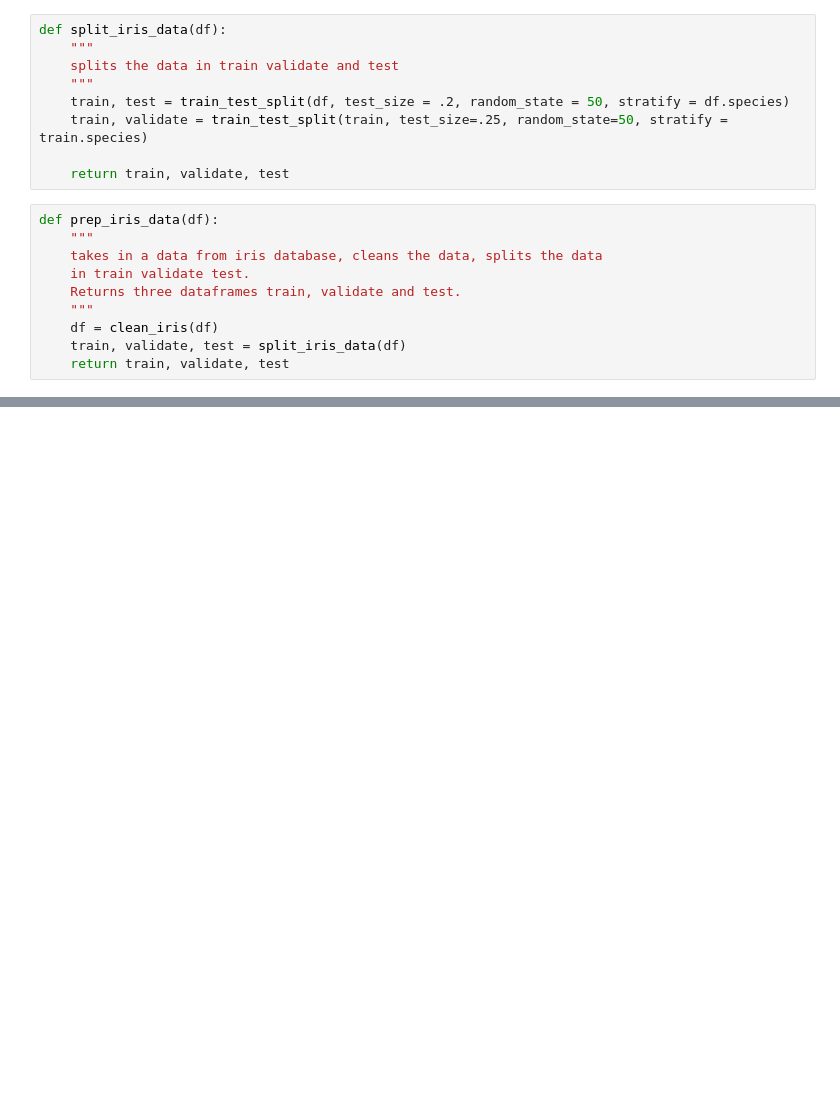
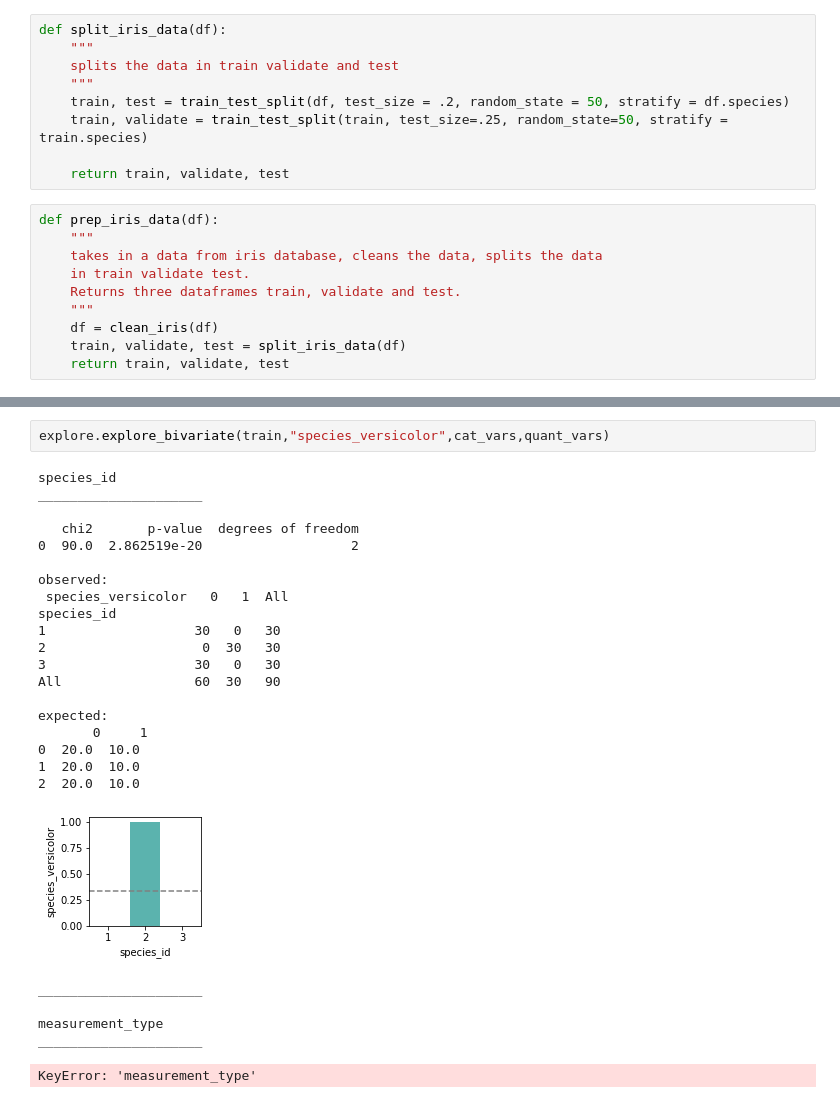
Before and after one commit to JaredVahle/classification-exercises, a Jupyter notebook: classification_exercises.ipynb, the cells around one changed output, grey strips where cells are left out. Cells and saved outputs as stored; diff of their text form; blank space fills up the shorter version.

```diff
--- a/classification_exercises.ipynb
+++ b/classification_exercises.ipynb
@@ -444,0 +612,28 @@ def prep_iris_data(df):
+# %%
+explore.explore_bivariate(train,"species_versicolor",cat_vars,quant_vars)
+# %% [output]
+species_id
+_____________________
+
+   chi2       p-value  degrees of freedom
+0  90.0  2.862519e-20                   2
+
+observed:
+ species_versicolor   0   1  All
+species_id
+1                   30   0   30
+2                    0  30   30
+3                   30   0   30
+All                 60  30   90
+
+expected:
+       0     1
+0  20.0  10.0
+1  20.0  10.0
+2  20.0  10.0
+[figure, added]
+_____________________
+
+measurement_type
+_____________________
+KeyError: 'measurement_type'
```
Also changed, not shown: parts of 26 cells of this notebook, 2 other files.
